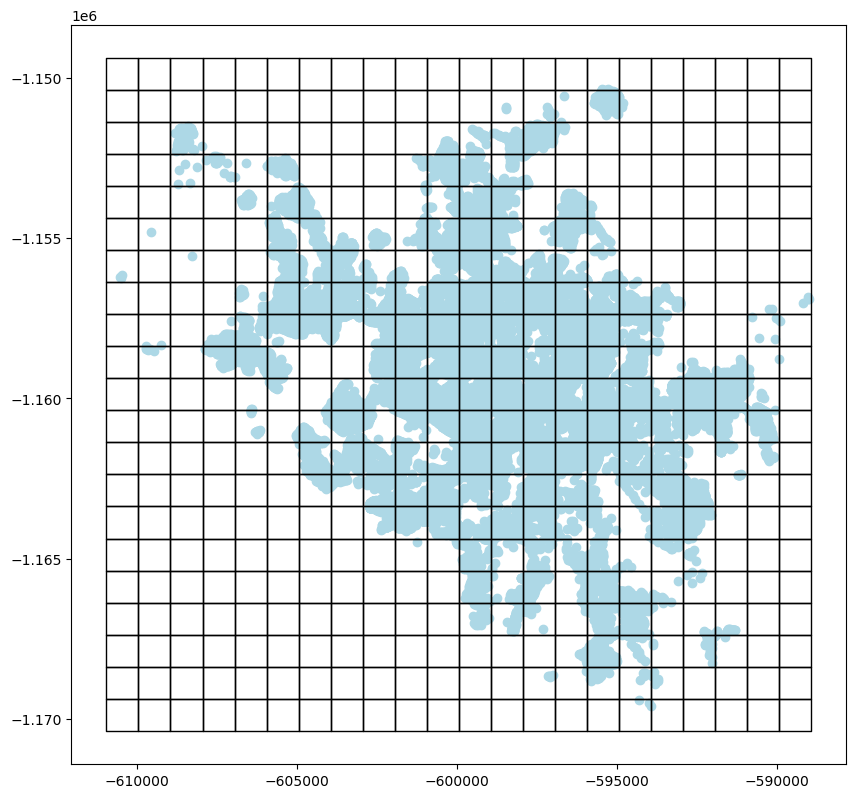
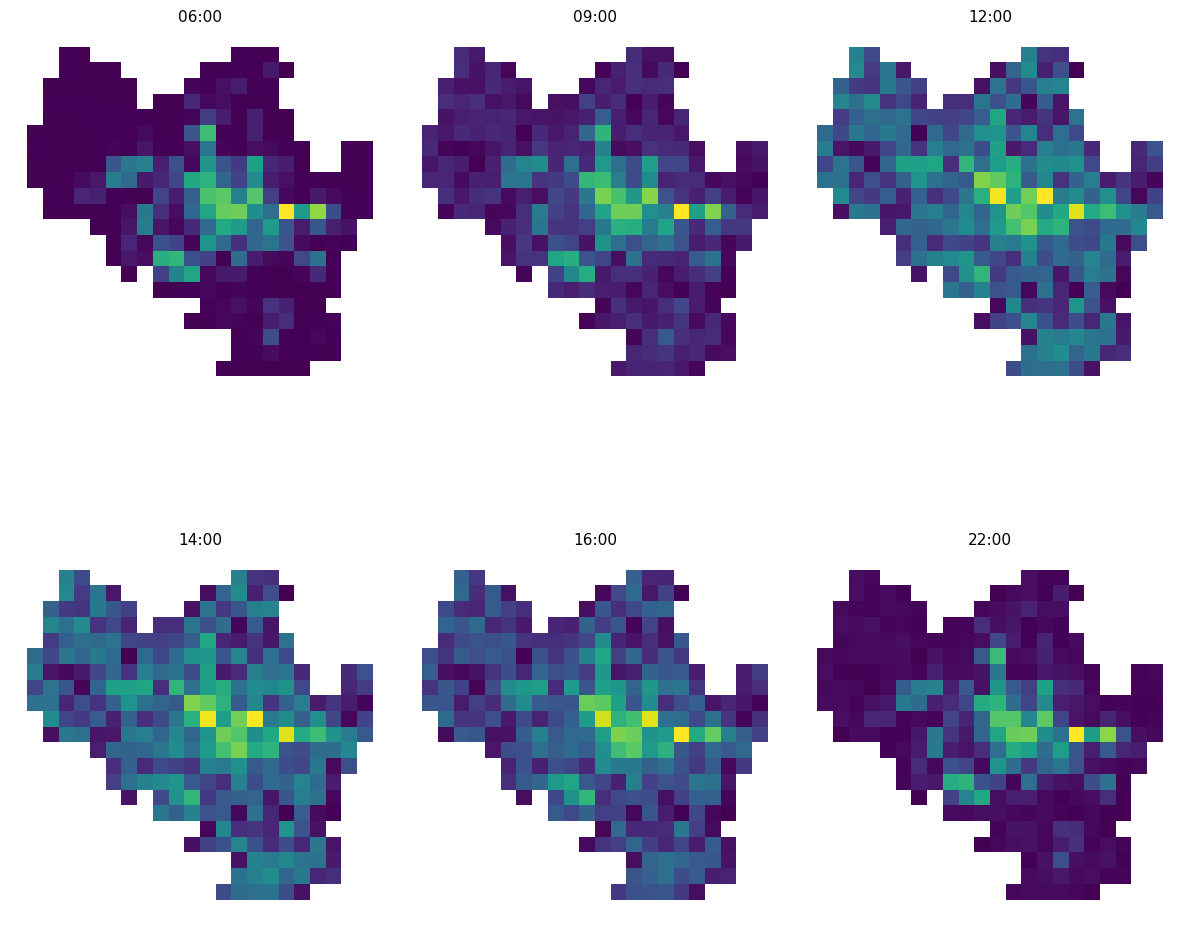
The notebook cell's code change between the first figure and the second:
--- before
+++ after
@@ -1,5 +1,19 @@
-fig, ax = plt.subplots(figsize=(10, 10))
-b_point.plot(ax=ax, color='lightblue') 
-grid.plot(ax=ax, edgecolor='black', facecolor='none', linewidth=1)
+fig, ax = plt.subplots(2, 3, figsize=(12, 12))
 
+cols = ['6', '9', '12', '14', '16', '22']
+titles = ['06:00', '09:00', '12:00', '14:00', '16:00', '22:00']
+vmin = min(grid_clip[c].min() for c in cols)
+vmax = max(grid_clip[c].max() for c in cols)
+
+cmap = "viridis"
+for a, c, t in zip(ax.flat, cols, titles):
+    grid_clip.plot(
+        column=c,
+        ax=a,
+    )
+    a.set_title(t, fontsize=11)  # label
+    a.set_axis_off()             # hide axis outline/ticks
+    
+
+plt.tight_layout()
 plt.show()

Commit: feat: Finish the demo of population dynamic in the jupyter file